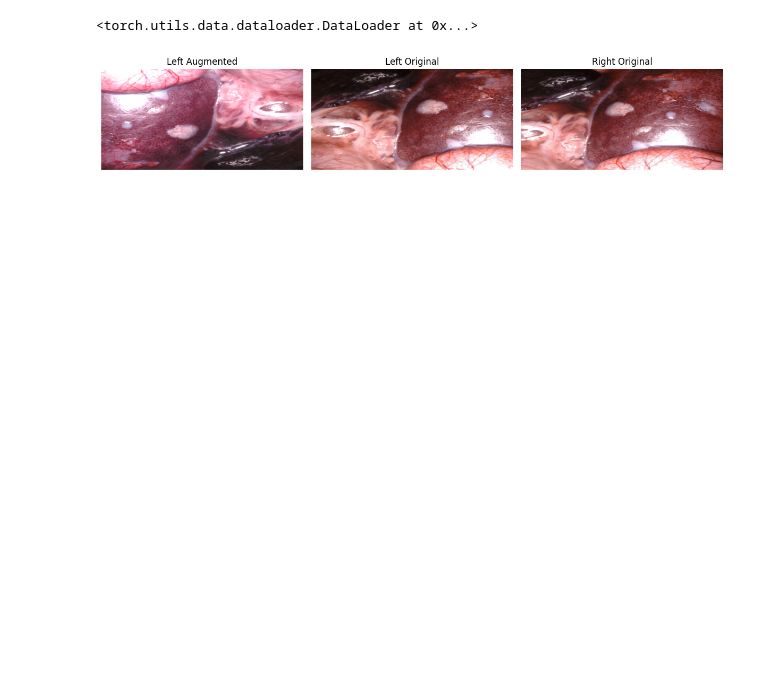
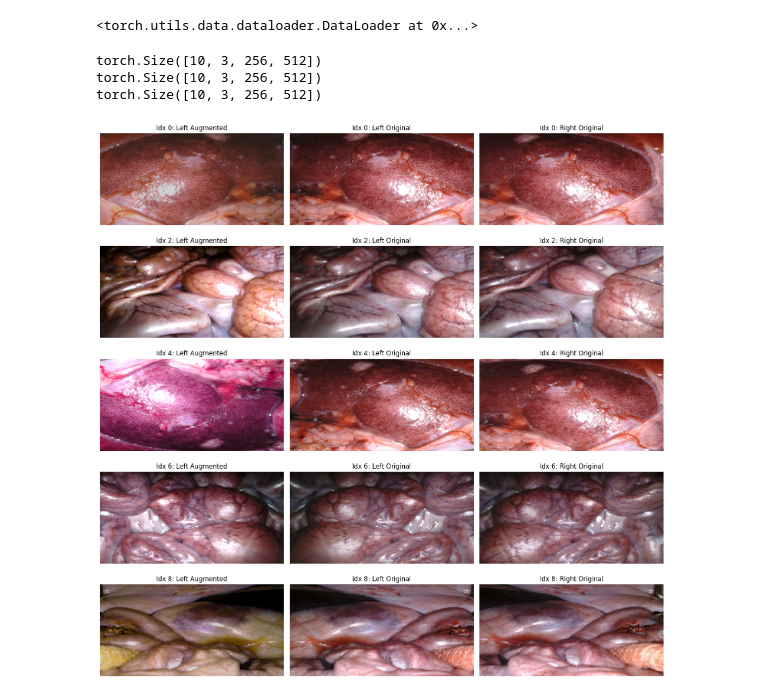
Before and after one commit to Gilberter/Hands-on-Computer-Vision, a Jupyter notebook: sesiones/Proyecto/DataLoader_SCARED.ipynb, the cells around one changed output. Saved outputs shown, nothing was run; the diff lists cells and outputs as text; code cells hidden in the pictures; blank space fills up the shorter version.

```diff
--- a/sesiones/Proyecto/DataLoader_SCARED.ipynb
+++ b/sesiones/Proyecto/DataLoader_SCARED.ipynb
@@ -179,31 +179,45 @@ import torchvision.transforms.functional as F
 
 data_batch = next(iter(dataloader))
 left_aug, left_tensor, right_tensor = data_batch  # Each is a tensor of shape [B, C, H, W]
+# %%
+print(left_aug.shape)
+print(left_tensor.shape)
+print(right_tensor.shape)
+# %% [output]
+torch.Size([10, 3, 256, 512])
+torch.Size([10, 3, 256, 512])
+torch.Size([10, 3, 256, 512])
 # %%
-# Pick the first sample in the batch
-idx = 8
-left_aug_img = F.to_pil_image(left_aug[idx].cpu())
-left_orig_img = F.to_pil_image(left_tensor[idx].cpu())
-right_orig_img = F.to_pil_image(right_tensor[idx].cpu())
+batch_size = left_aug.shape[0]
+indices = [0, 2, 4, 6, 8]  # Replace with your desired indices
+num_samples = len(indices)
 
-# Plot the images
-plt.figure(figsize=(12, 4))
-plt.subplot(1, 3, 1)
-plt.imshow(left_aug_img)
-plt.title('Left Augmented')
-plt.axis('off')
+plt.figure(figsize=(15, 3 * num_samples))
 
-plt.subplot(1, 3, 2)
-plt.imshow(left_orig_img)
-plt.title('Left Original')
-plt.axis('off')
+for i, idx in enumerate(indices):
+    if idx >= batch_size:
+        continue  # Skip if index is out of bounds
 
-plt.subplot(1, 3, 3)
-plt.imshow(right_orig_img)
-plt.title('Right Original')
-plt.axis('off')
+    left_aug_img = F.to_pil_image(left_aug[idx].cpu())
+    left_orig_img = F.to_pil_image(left_tensor[idx].cpu())
+    right_orig_img = F.to_pil_image(right_tensor[idx].cpu())
+
+    plt.subplot(num_samples, 3, i*3 + 1)
+    plt.imshow(left_aug_img)
+    plt.title(f'Idx {idx}: Left Augmented')
+    plt.axis('off')
+
+    plt.subplot(num_samples, 3, i*3 + 2)
+    plt.imshow(left_orig_img)
+    plt.title(f'Idx {idx}: Left Original')
+    plt.axis('off')
+
+    plt.subplot(num_samples, 3, i*3 + 3)
+    plt.imshow(right_orig_img)
+    plt.title(f'Idx {idx}: Right Original')
+    plt.axis('off')
 
 plt.tight_layout()
 plt.show()
 # %% [output]
-[figure, old version]
+[figure, new version]
```
